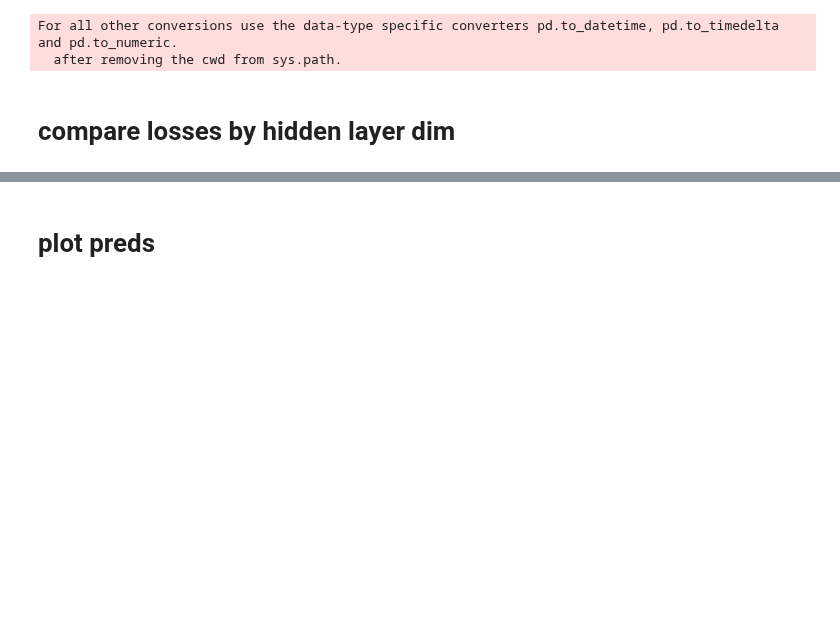
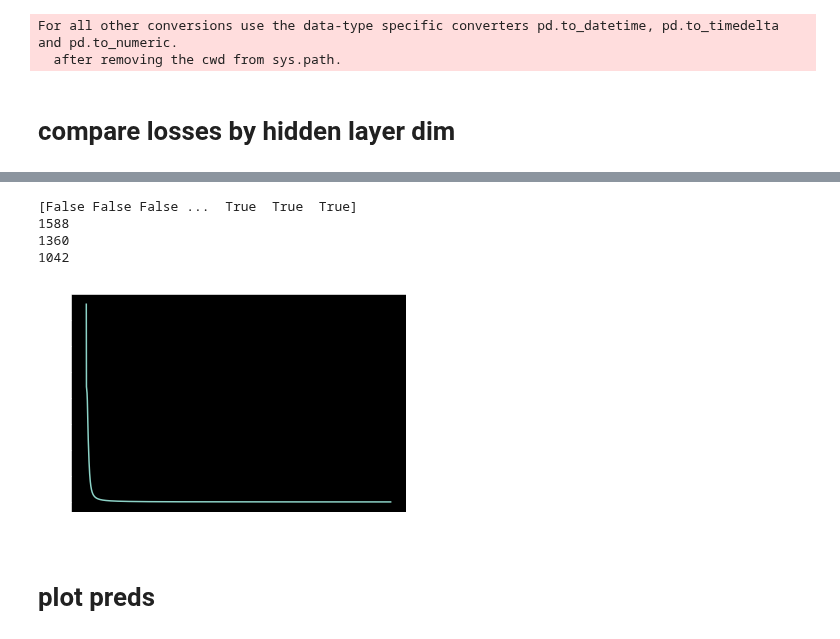
Before and after one commit to csinva/dnn-experiments, a Jupyter notebook: eda/analyze_sweeps_chandan.ipynb, the cells around one changed output, grey strips where cells are left out. Saved outputs shown, nothing was run; the diff lists cells and outputs as text; code cells hidden in the pictures; blank space fills up the shorter version.

```diff
--- a/eda/analyze_sweeps_chandan.ipynb
+++ b/eda/analyze_sweeps_chandan.ipynb
@@ -99,3 +105,12 @@ plt.show()
+# %%
+losses = loss_curves_data[0]
+plt.plot(losses)
+# %% [output]
+[False False False ...  True  True  True]
+1588
+1360
+1042
+[figure, added]
 # %% [markdown]
 # plot preds
 # %%
```
Also changed, not shown: parts of 5 cells of this notebook, 3 other files.
